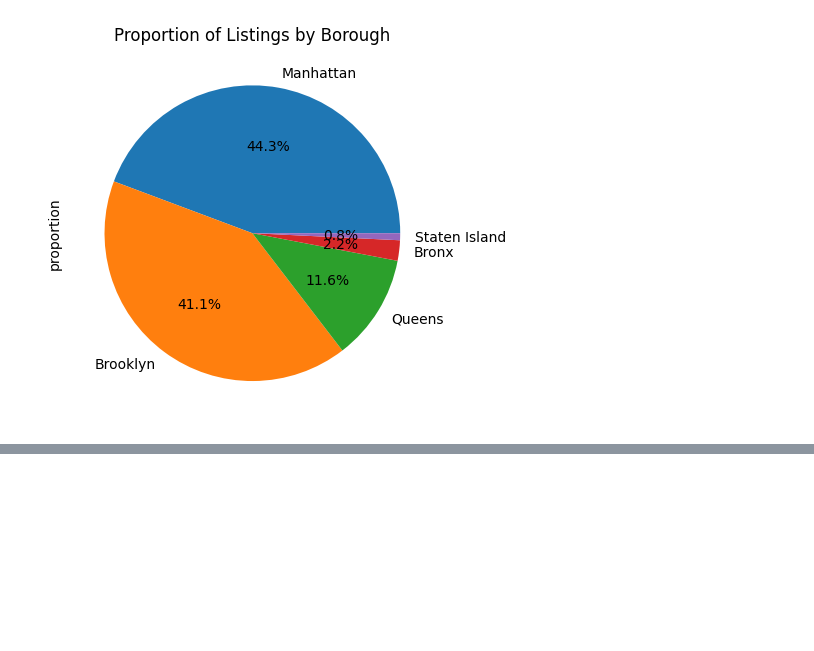
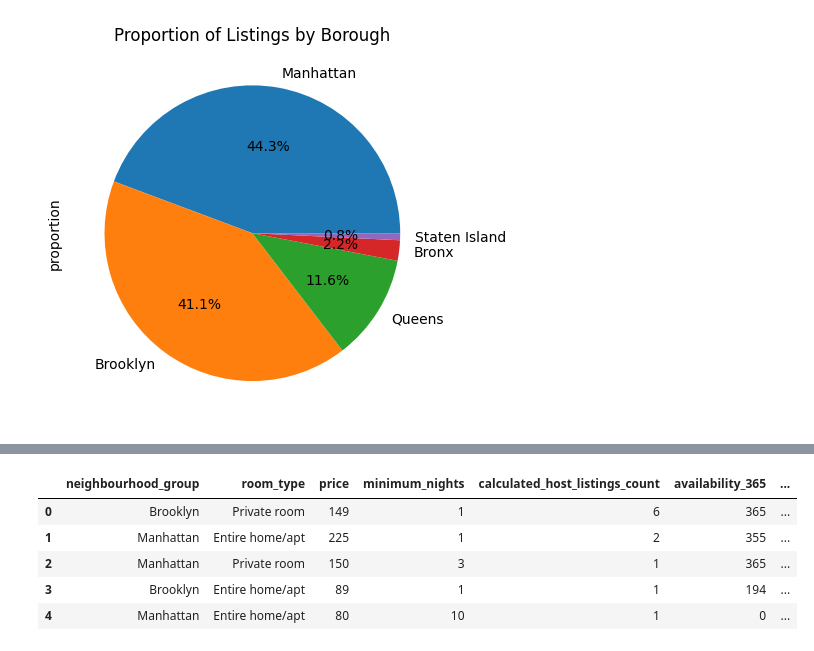
Before and after one commit to Ani-404/NYC-Airbnb, a Jupyter notebook: notebooks/colab.ipynb, the cells around one changed output, grey strips where cells are left out. Saved outputs shown, nothing was run; the diff lists cells and outputs as text; code cells hidden in the pictures; blank space fills up the shorter version.

```diff
--- a/notebooks/colab.ipynb
+++ b/notebooks/colab.ipynb
@@ -189,0 +206,10 @@ df.head()
+# %%
+new_df = df[['neighbourhood_group', 'room_type', 'price', 'minimum_nights', 'calculated_host_listings_count', 'availability_365', 'number_of_reviews',	'reviews_per_month',	'calculated_host_listings_count']]
+new_df.head()
+# %% [output]
+|  | neighbourhood_group | room_type | price | minimum_nights | calculated_host_listings_count | availability_365 | ... |
+| 0 | Brooklyn | Private room | 149 | 1 | 6 | 365 | ... |
+| 1 | Manhattan | Entire home/apt | 225 | 1 | 2 | 355 | ... |
+| 2 | Manhattan | Private room | 150 | 3 | 1 | 365 | ... |
+| 3 | Brooklyn | Entire home/apt | 89 | 1 | 1 | 194 | ... |
+| 4 | Manhattan | Entire home/apt | 80 | 10 | 1 | 0 | ... |
```
Also changed, not shown: parts of 8 cells of this notebook.
